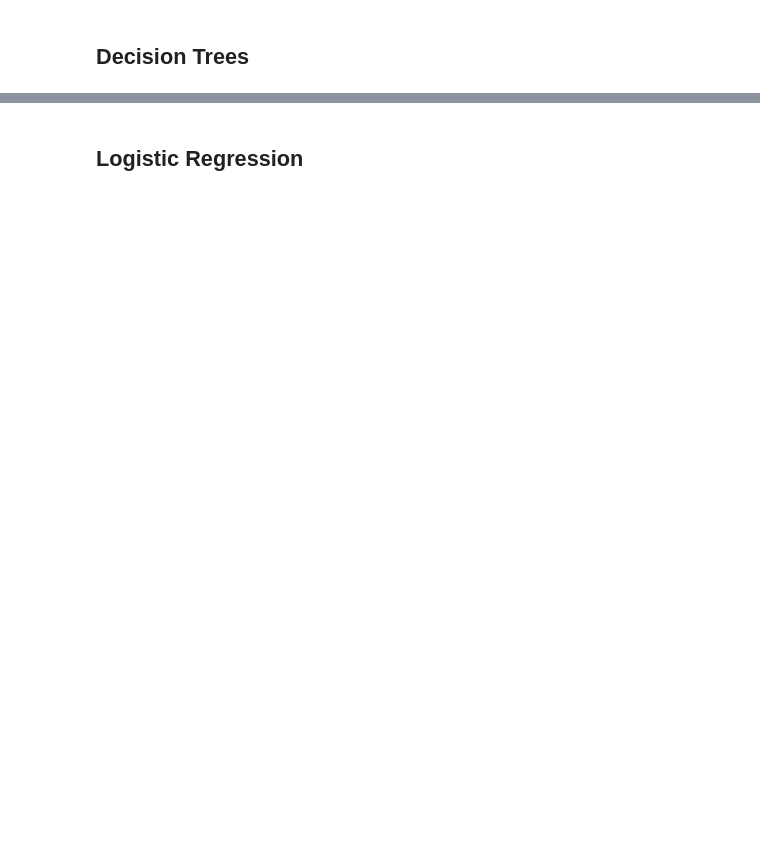
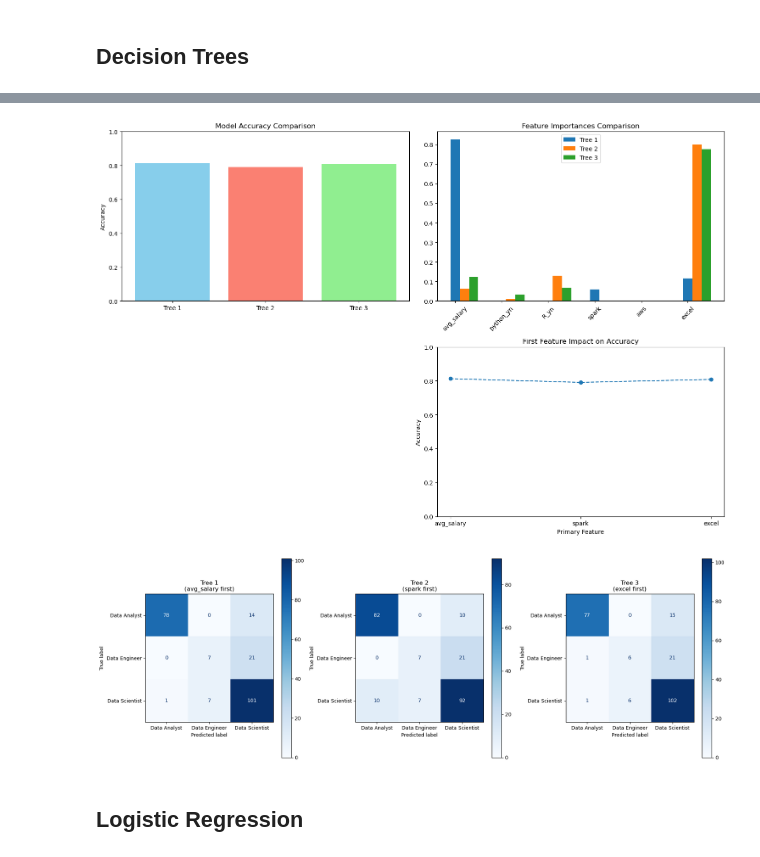
Before and after one commit to Shiva250503ss/Job_Trend_Analysis, a Jupyter notebook: supervised.ipynb, the cells around one changed output, grey strips where cells are left out. Saved outputs shown, nothing was run; the diff lists cells and outputs as text; code cells hidden in the pictures; blank space fills up the shorter version.

```diff
--- a/supervised.ipynb
+++ b/supervised.ipynb
@@ -197,6 +351,82 @@ Accuracy of Decision Tree 3 (Depth=5, MinSamplesSplit=3, Criterion=entropy): 0.8
 [figure]
 <Figure size 800x800 with 0 Axes>
 [figure]
+# %%
+# ==== Comparative Visualization Code ====
+
+# 1. Create a results storage dictionary
+results = {
+    'Tree': [],
+    'Features': [],
+    'Accuracy': [],
+    'Depth': [],
+    'Criterion': [],
+    'MinSamplesSplit': [],
+    'Feature Importances': []
+}
+
+# 2. Re-run models to collect metrics (or modify your existing loop to store these)
+for i, (config, feature_set) in enumerate(zip(configurations, feature_sets)):
+    X_train_selected = X_train[feature_set]
+    X_test_selected = X_test[feature_set]
+
+    dt = DecisionTreeClassifier(random_state=42, **config)
+    dt.fit(X_train_selected, y_train)
+    y_pred = dt.predict(X_test_selected)
+
+    # Store results
+    results['Tree'].append(f"Tree {i+1}")
+    results['Features'].append(feature_set[0])  # Show primary feature
+    results['Accuracy'].append(accuracy_score(y_test, y_pred))
+    results['Depth'].append(config['max_depth'])
+    results['Criterion'].append(config['criterion'])
+    results['MinSamplesSplit'].append(config['min_samples_split'])
+    results['Feature Importances'].append(dt.feature_importances_)
+
+# 3. Create comparison plots
+plt.figure(figsize=(15, 10))
+
+# Plot 1: Accuracy Comparison
+plt.subplot(2, 2, 1)
+plt.bar(results['Tree'], results['Accuracy'], color=['skyblue', 'salmon', 'lightgreen'])
+plt.title('Model Accuracy Comparison')
+plt.ylim(0, 1)
+plt.ylabel('Accuracy')
+
+# Plot 2: Feature Importance Comparison
+plt.subplot(2, 2, 2)
+for i, (tree, importances) in enumerate(zip(results['Tree'], results['Feature Importances'])):
+    plt.bar(np.arange(len(importances)) + i*0.2, importances, width=0.2, label=tree)
+plt.title('Feature Importances Comparison')
+plt.xticks(ticks=np.arange(len(feature_sets[0])), labels=feature_sets[0], rotation=45)
+plt.legend()
+
+
+# Plot 4: Feature Prioritization Impact
+plt.subplot(2, 2, 4)
+plt.plot(results['Features'], results['Accuracy'], marker='o', linestyle='--')
+plt.title('First Feature Impact on Accuracy')
+plt.xlabel('Primary Feature')
+plt.ylabel('Accuracy')
+plt.ylim(0, 1)
+
+plt.tight_layout()
+plt.show()
+
+# 4. Confusion Matrix Grid
+fig, ax = plt.subplots(1, 3, figsize=(18, 6))
+for i, (tree, importances) in enumerate(zip(results['Tree'], results['Feature Importances'])):
+    dt = DecisionTreeClassifier(random_state=42, **configurations[i]).fit(X_train[feature_sets[i]], y_train)
+    y_pred = dt.predict(X_test[feature_sets[i]])
+    ConfusionMatrixDisplay.from_predictions(y_test, y_pred, ax=ax[i],
+                                           display_labels=le.classes_,
+                                           cmap='Blues')
+    ax[i].set_title(f'{tree}\n({feature_sets[i][0]} first)')
+plt.tight_layout()
+plt.show()
+# %% [output]
+[figure, added]
+[figure, added]
 # %% [markdown]
 ## Logistic Regression
 # %%
```
Also changed, not shown: parts of 5 cells of this notebook, 1 other file.
